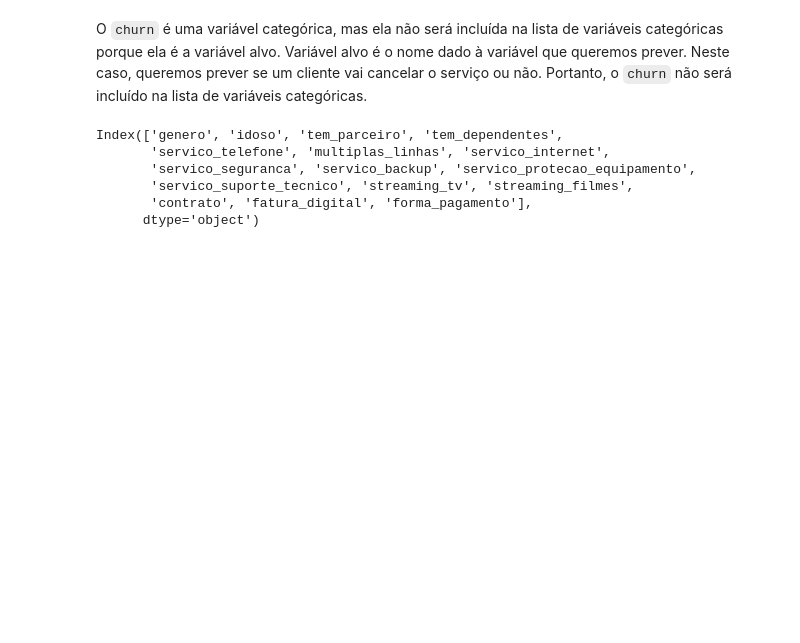
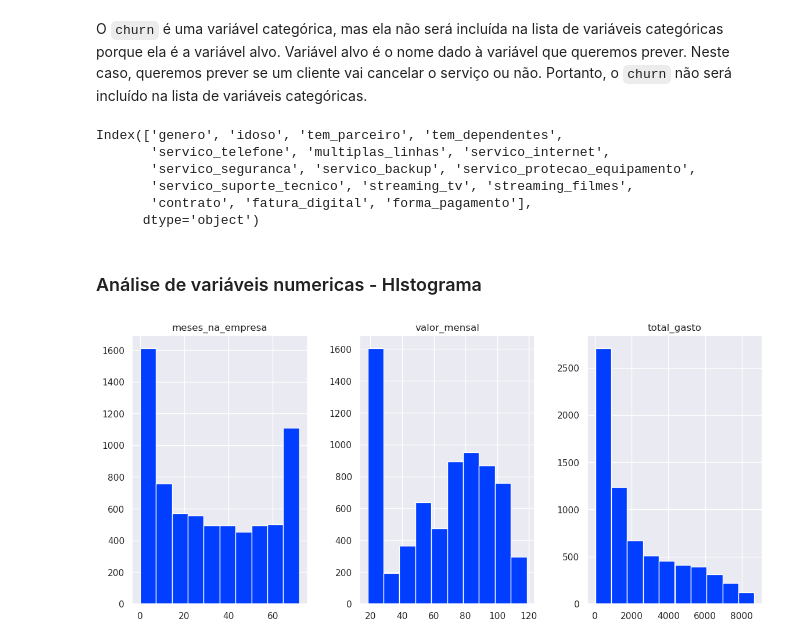
Before and after one commit to PauloViniciusR/Analise_dados, a Jupyter notebook: Matplotlib/Seaborn/03_introducao_pandas_seaborn.ipynb, the cells around one changed output. Saved outputs shown, nothing was run; the diff lists cells and outputs as text; code cells hidden in the pictures; blank space fills up the shorter version.

```diff
--- a/Matplotlib/Seaborn/03_introducao_pandas_seaborn.ipynb
+++ b/Matplotlib/Seaborn/03_introducao_pandas_seaborn.ipynb
@@ -155,3 +155,9 @@ Index(['genero', 'idoso', 'tem_parceiro', 'tem_dependentes',
        'servico_suporte_tecnico', 'streaming_tv', 'streaming_filmes',
        'contrato', 'fatura_digital', 'forma_pagamento'],
       dtype='object')
+# %% [markdown]
+### Análise de variáveis numericas  - HIstograma
+# %%
+df_churn[colunas_numericas].hist(layout=(1, 3), figsize=(14, 6));
+# %% [output]
+[figure, added]
```
Also changed, not shown: parts of 6 cells of this notebook.
